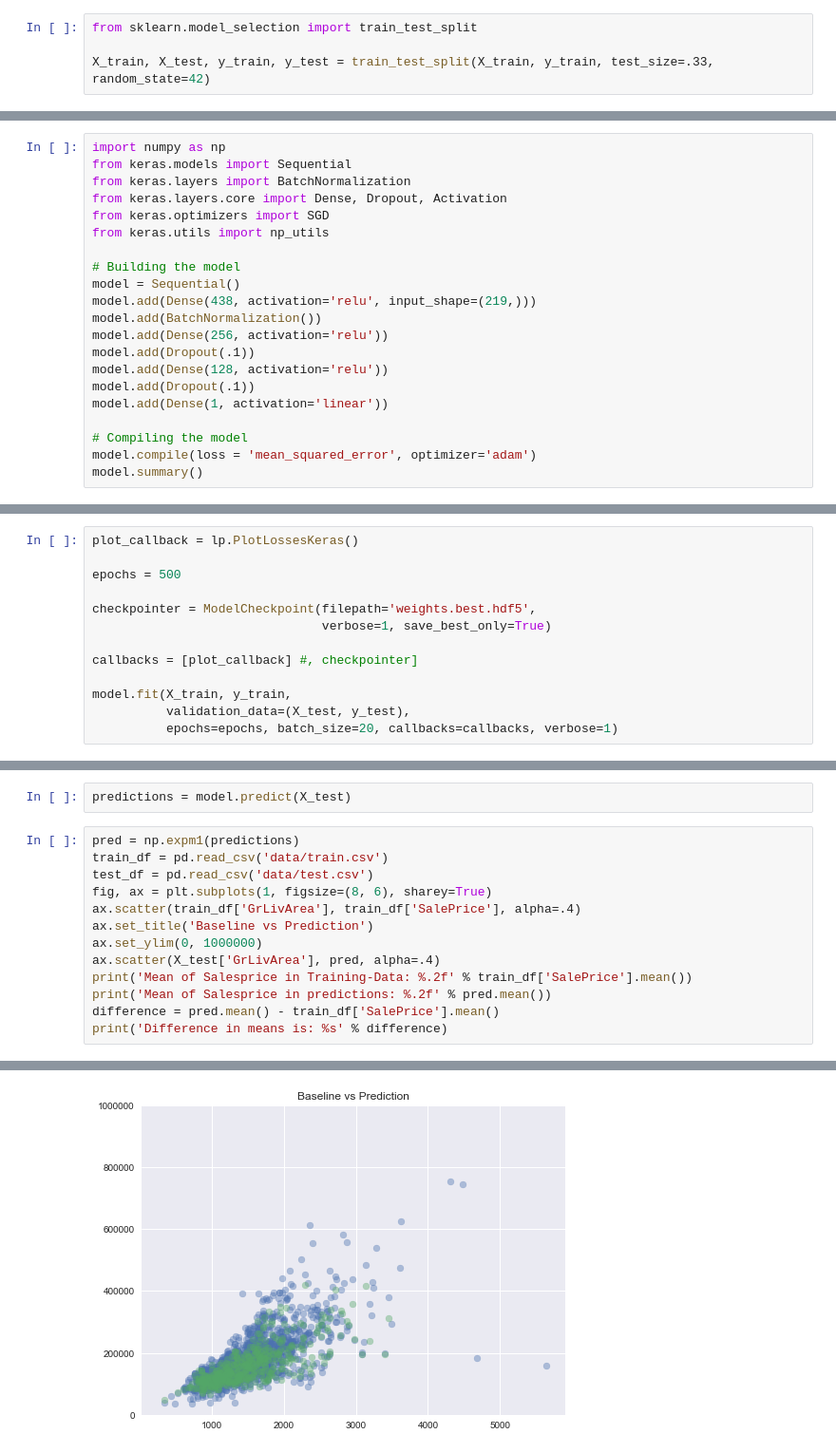
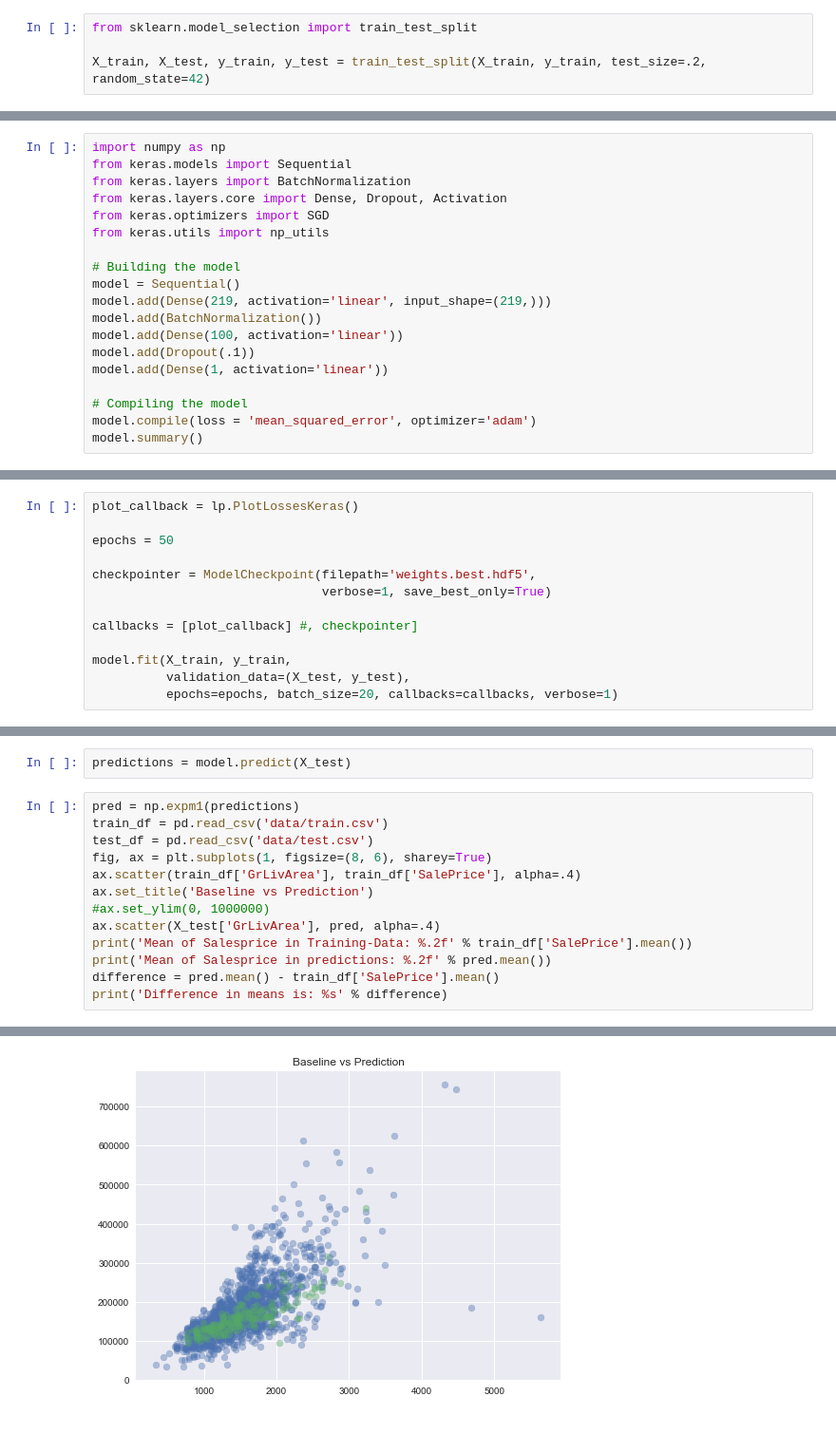
Before and after one commit to huli/predicting-house-prices, a Jupyter notebook: predicting_house_prices.ipynb, the cells around one changed output, grey strips where cells are left out. Shown at 95% size. Drawn from its saved outputs; the diff is of its cells as text.

```diff
--- a/predicting_house_prices.ipynb
+++ b/predicting_house_prices.ipynb
@@ -2194,7 +2194,7 @@ Returning output of shape: (1456, 219)
 # %%
 from sklearn.model_selection import train_test_split
 
-X_train, X_test, y_train, y_test = train_test_split(X_train, y_train, test_size=.33, random_state=42)
+X_train, X_test, y_train, y_test = train_test_split(X_train, y_train, test_size=.2, random_state=42)
 # %%
 # Implement Scaler! MinMax or Robust
 # %%
@@ -2207,11 +2207,9 @@ from keras.utils import np_utils
 
 # Building the model
 model = Sequential()
-model.add(Dense(438, activation='relu', input_shape=(219,)))
+model.add(Dense(219, activation='linear', input_shape=(219,)))
 model.add(BatchNormalization())
-model.add(Dense(256, activation='relu'))
-model.add(Dropout(.1))
-model.add(Dense(128, activation='relu'))
+model.add(Dense(100, activation='linear'))
 model.add(Dropout(.1))
 model.add(Dense(1, activation='linear'))
 
@@ -2242,7 +2240,7 @@ import livelossplot as lp
 # %%
 plot_callback = lp.PlotLossesKeras()
 
-epochs = 500
+epochs = 50
 
 checkpointer = ModelCheckpoint(filepath='weights.best.hdf5',
                                verbose=1, save_best_only=True)
@@ -2264,7 +2262,7 @@ test_df = pd.read_csv('data/test.csv')
 fig, ax = plt.subplots(1, figsize=(8, 6), sharey=True)
 ax.scatter(train_df['GrLivArea'], train_df['SalePrice'], alpha=.4)
 ax.set_title('Baseline vs Prediction')
-ax.set_ylim(0, 1000000)
+#ax.set_ylim(0, 1000000)
 ax.scatter(X_test['GrLivArea'], pred, alpha=.4)
 print('Mean of Salesprice in Training-Data: %.2f' % train_df['SalePrice'].mean())
 print('Mean of Salesprice in predictions: %.2f' % pred.mean())
@@ -2277 +2275 @@ Difference in means is: inf
-[figure, old version]
+[figure, new version]
```
Also changed, not shown: parts of 4 cells of this notebook.
